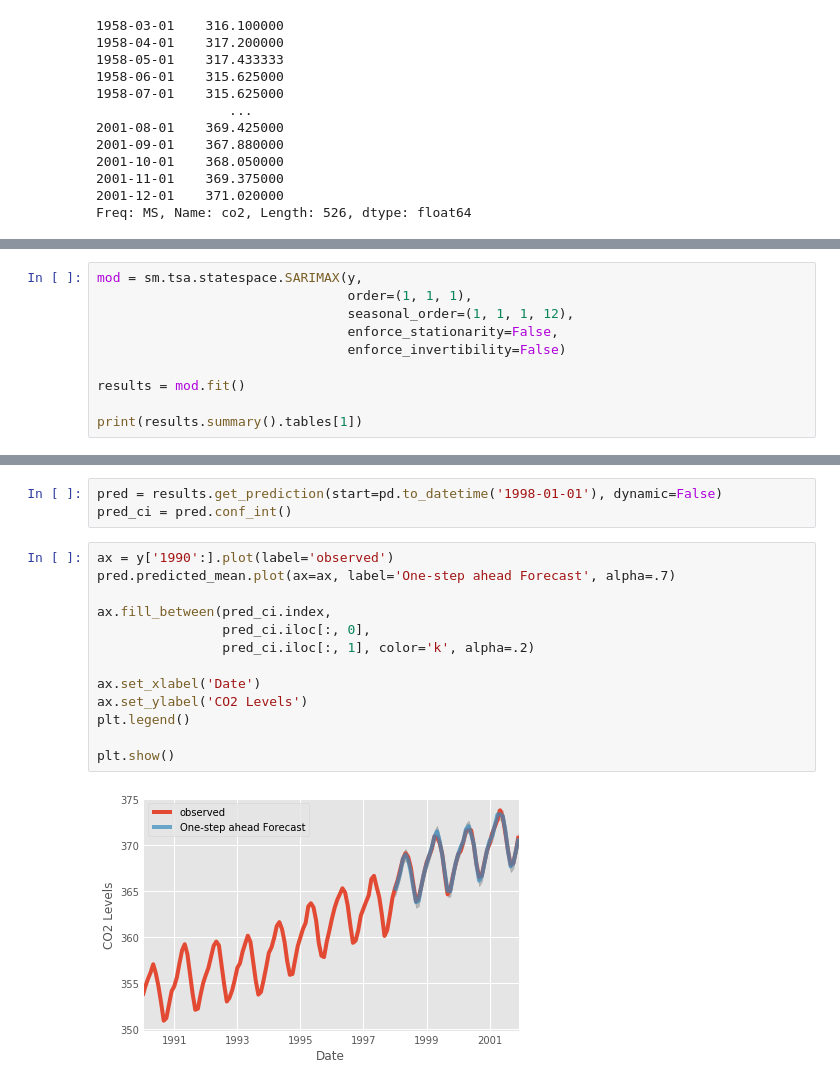
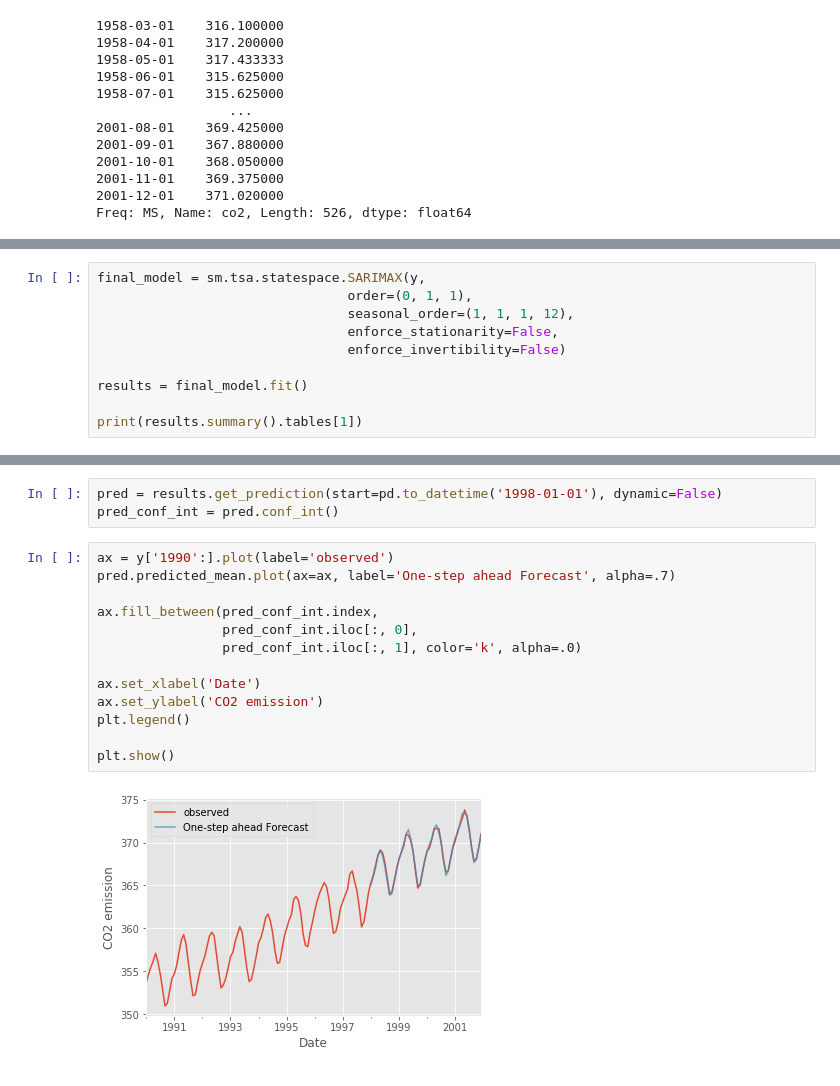
Before and after one commit to schunsukesuzuki/python-sample, a Jupyter notebook: co2_forcast_arima_with_statsmodels.ipynb, the cells around one changed output, grey strips where cells are left out. Saved outputs shown, nothing was run; the diff lists cells and outputs as text.

```diff
--- a/co2_forcast_arima_with_statsmodels.ipynb
+++ b/co2_forcast_arima_with_statsmodels.ipynb
@@ -94,11 +91,11 @@ ARIMA(1, 1, 1)x(1, 1, 1, 12)12 - AIC:277.78021985626606
 # %%
-mod = sm.tsa.statespace.SARIMAX(y,
-                                order=(1, 1, 1),
+final_model = sm.tsa.statespace.SARIMAX(y,
+                                order=(0, 1, 1),
                                 seasonal_order=(1, 1, 1, 12),
                                 enforce_stationarity=False,
                                 enforce_invertibility=False)
 
-results = mod.fit()
+results = final_model.fit()
 
 print(results.summary().tables[1])
 # %% [output]
@@ -119,21 +115,21 @@ plt.show()
 # %%
 pred = results.get_prediction(start=pd.to_datetime('1998-01-01'), dynamic=False)
-pred_ci = pred.conf_int()
+pred_conf_int = pred.conf_int()
 # %%
 ax = y['1990':].plot(label='observed')
 pred.predicted_mean.plot(ax=ax, label='One-step ahead Forecast', alpha=.7)
 
-ax.fill_between(pred_ci.index,
-                pred_ci.iloc[:, 0],
-                pred_ci.iloc[:, 1], color='k', alpha=.2)
+ax.fill_between(pred_conf_int.index,
+                pred_conf_int.iloc[:, 0],
+                pred_conf_int.iloc[:, 1], color='k', alpha=.0)
 
 ax.set_xlabel('Date')
-ax.set_ylabel('CO2 Levels')
+ax.set_ylabel('CO2 emission')
 plt.legend()
 
 plt.show()
 # %% [output]
-[figure, old version]
+[figure, new version]
 # %%
 y_forecasted = pred.predicted_mean
 y_truth = y['1998-01-01':]
```
Also changed, not shown: parts of 12 cells of this notebook.
